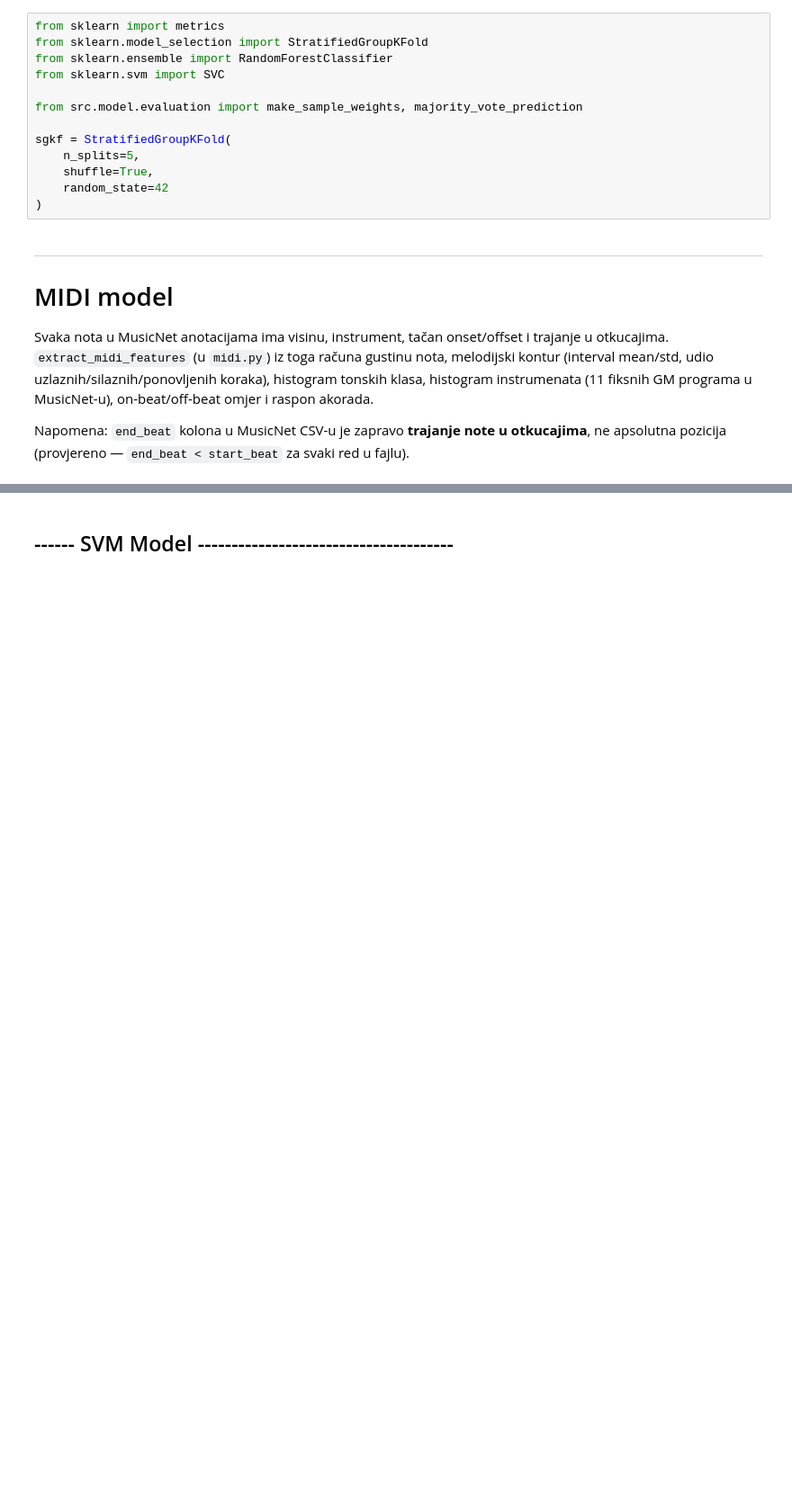
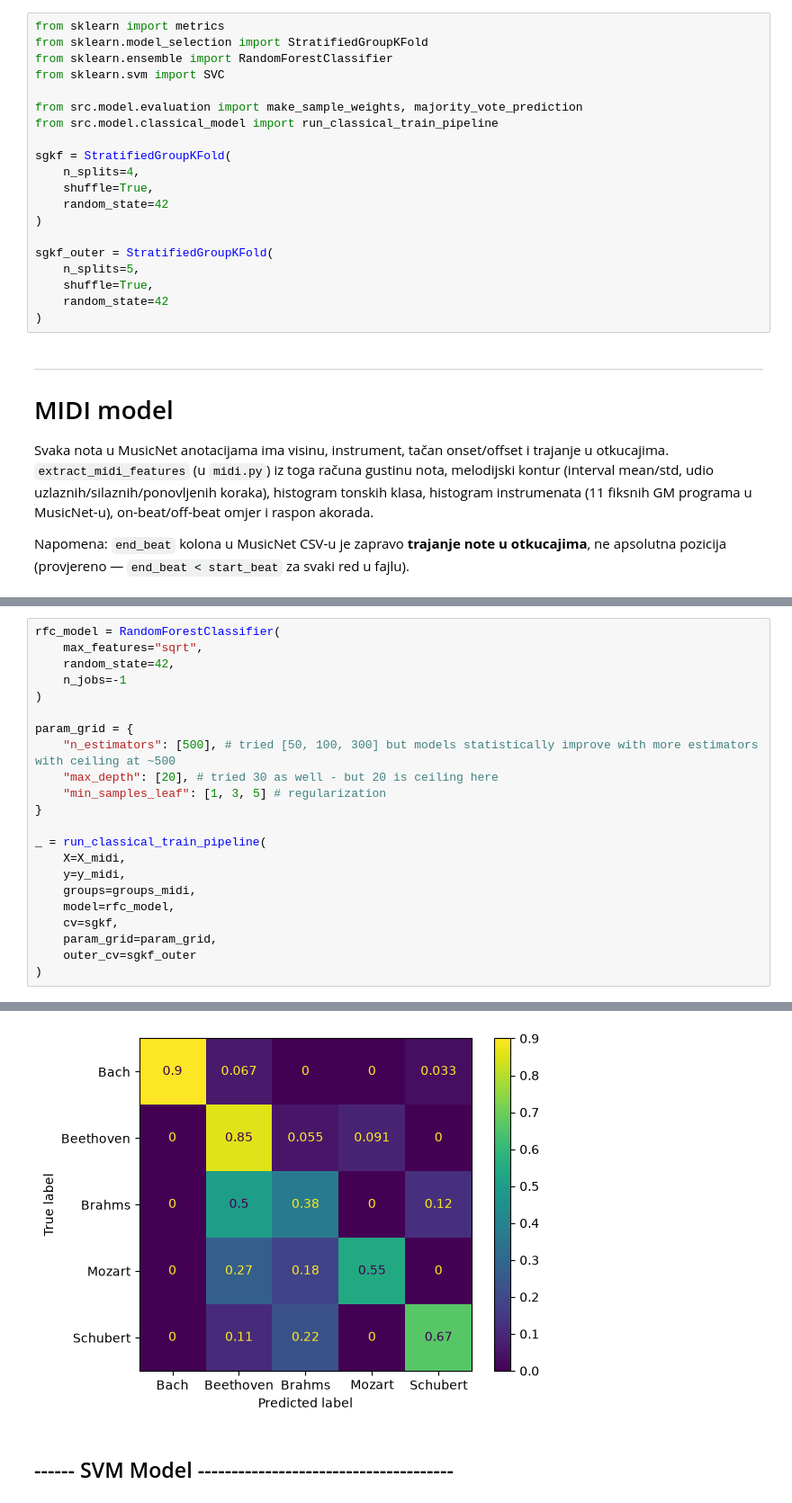
Before and after one commit to markovucic/music_classifier, a Jupyter notebook: notebooks/classic_models_midi.ipynb, the cells around one changed output, grey strips where cells are left out. Shown at 90% size. Saved outputs shown, nothing was run; the diff lists cells and outputs as text; blank space fills up the shorter version.

Commit message:
restructured classical model pipeline and added nested cv

```diff
--- a/notebooks/classic_models_midi.ipynb
+++ b/notebooks/classic_models_midi.ipynb
@@ -60,8 +63,15 @@ from sklearn.ensemble import RandomForestClassifier
 from sklearn.svm import SVC
 
 from src.model.evaluation import make_sample_weights, majority_vote_prediction
+from src.model.classical_model import run_classical_train_pipeline
 
 sgkf = StratifiedGroupKFold(
+    n_splits=4,
+    shuffle=True,
+    random_state=42
+)
+
+sgkf_outer = StratifiedGroupKFold(
     n_splits=5,
     shuffle=True,
     random_state=42
@@ -360,0 +95,23 @@ plt.show()
+# %%
+rfc_model = RandomForestClassifier(
+    max_features="sqrt",
+    random_state=42,
+    n_jobs=-1
+)
+
+param_grid = {
+    "n_estimators": [500], # tried [50, 100, 300] but models statistically improve with more estimators with ceiling at ~500
+    "max_depth": [20], # tried 30 as well - but 20 is ceiling here
+    "min_samples_leaf": [1, 3, 5] # regularization
+}
+
+_ = run_classical_train_pipeline(
+    X=X_midi,
+    y=y_midi,
+    groups=groups_midi,
+    model=rfc_model,
+    cv=sgkf,
+    param_grid=param_grid,
+    outer_cv=sgkf_outer
+)
+# %% [output]
@@ -361,3 +135,4 @@ plt.show()
+[figure, added]
 # %% [markdown]
 ## ------ SVM Model --------------------------------------
 # %%
```
Also changed, not shown: parts of 15 cells of this notebook, 1 other file.
